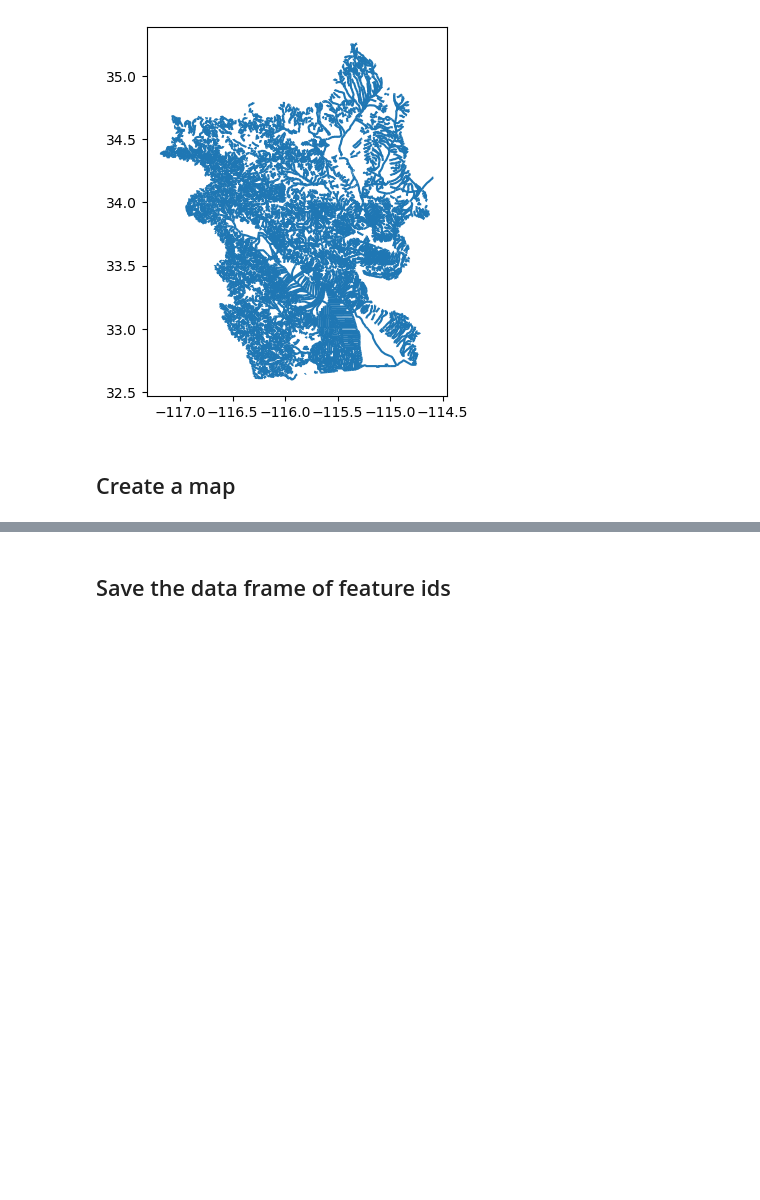
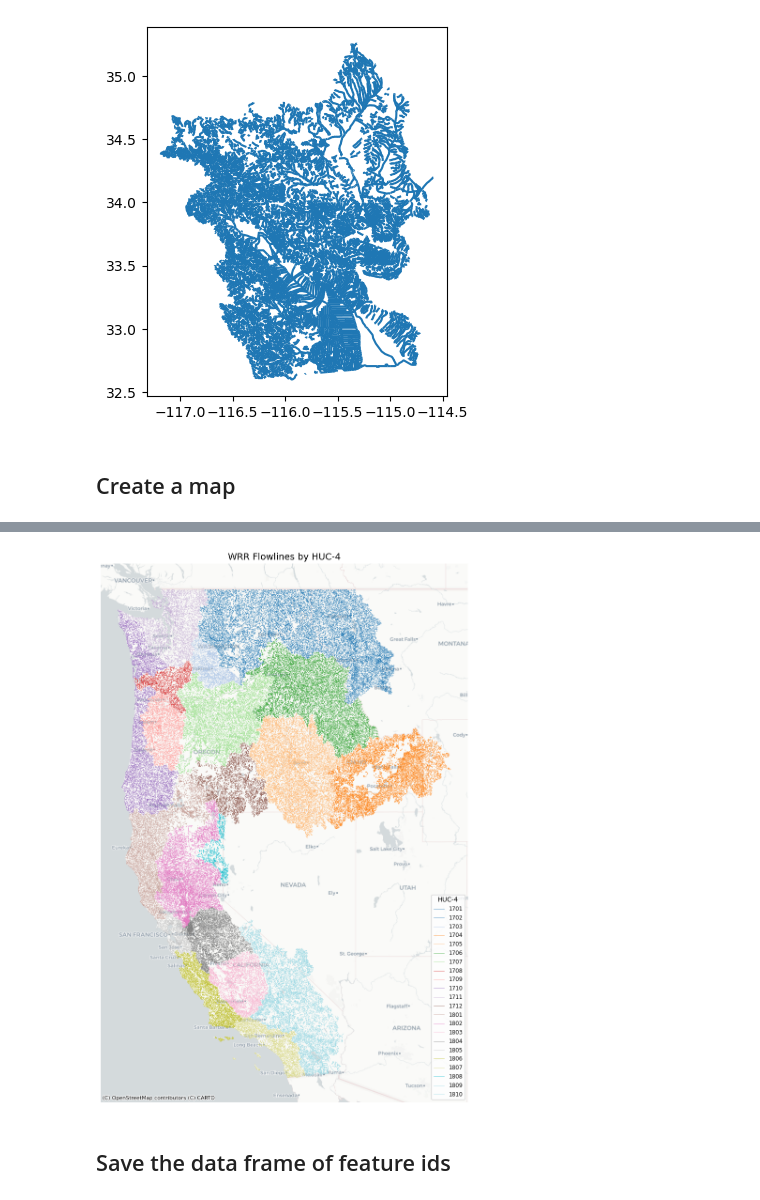
Before and after one commit to noaa-nwfsc/Streamflow-Means-NWM, a Jupyter notebook: notebooks/shapefile_processing.ipynb, the cells around one changed output, grey strips where cells are left out. Saved outputs shown, nothing was run; the diff lists cells and outputs as text; code cells hidden in the pictures; blank space fills up the shorter version.

```diff
--- a/notebooks/shapefile_processing.ipynb
+++ b/notebooks/shapefile_processing.ipynb
@@ -174,3 +32,54 @@ plt.show()
+# %%
+import geopandas as gpd
+import matplotlib.pyplot as plt
+import contextily as ctx
+import matplotlib.cm as cm
+import matplotlib.colors as mcolors
+
+# Load the GeoParquet file
+gdf = gpd.read_parquet("../flowline/WR_1718_Flowline.parquet")
+
+# Set CRS if missing
+if gdf.crs is None:
+    gdf.set_crs("ESRI:102039", inplace=True)
+
+# Clean up geometries
+gdf = gdf[gdf.geometry.notnull() & gdf.geometry.is_valid]
+
+# Reproject to Web Mercator
+gdf = gdf.to_crs("EPSG:3857")
+
+# Extract HUC-4 from REACHCODE
+gdf["HUC4"] = gdf["REACHCODE"].str.slice(0, 4)
+
+# Optional: sample for plotting efficiency
+gdf_sampled = gdf.sample(frac=0.5, random_state=42)
+
+# Get unique HUC-4s
+huc4_list = sorted(gdf_sampled["HUC4"].unique())
+
+# Create a colormap
+cmap = cm.get_cmap("tab20", len(huc4_list))
+color_map = {huc4: cmap(i) for i, huc4 in enumerate(huc4_list)}
+
+# Plot
+fig, ax = plt.subplots(figsize=(10, 12))
+
+for huc4 in huc4_list:
+    subset = gdf_sampled[gdf_sampled["HUC4"] == huc4]
+    subset.plot(ax=ax, color=color_map[huc4], linewidth=0.5, label=huc4)
+
+ctx.add_basemap(ax, crs=gdf.crs, source=ctx.providers.CartoDB.Positron)
+
+ax.set_title("WRR Flowlines by HUC-4", fontsize=14)
+ax.axis("off")
+ax.legend(title="HUC-4", loc="lower right", fontsize="small", title_fontsize="medium")
+plt.tight_layout()
+
+plt.savefig("../metadata/wr1718_map.png", dpi=300, bbox_inches="tight")
+plt.show()
+# %% [output]
+[figure, added]
 # %% [markdown]
 ## Save the data frame of feature ids
 # %%
```
Also changed, not shown: parts of 11 cells of this notebook, 18 other files.
